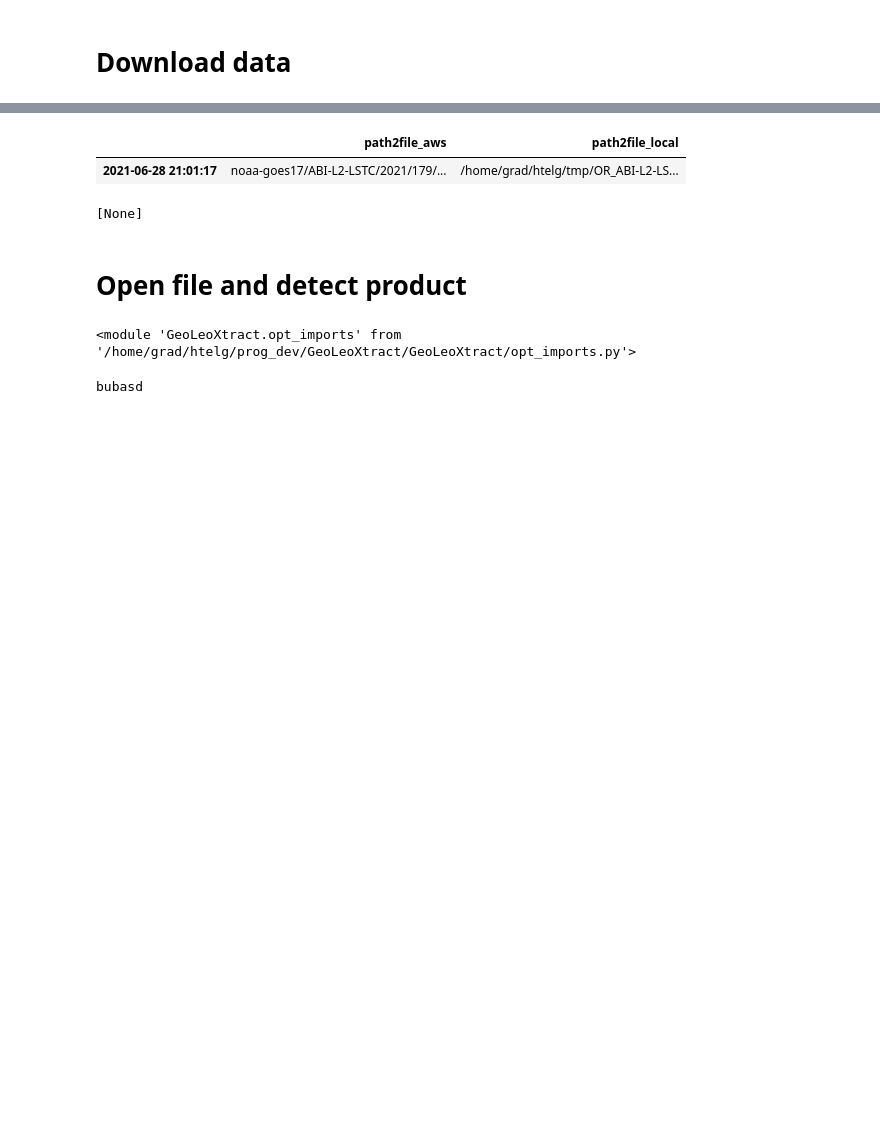
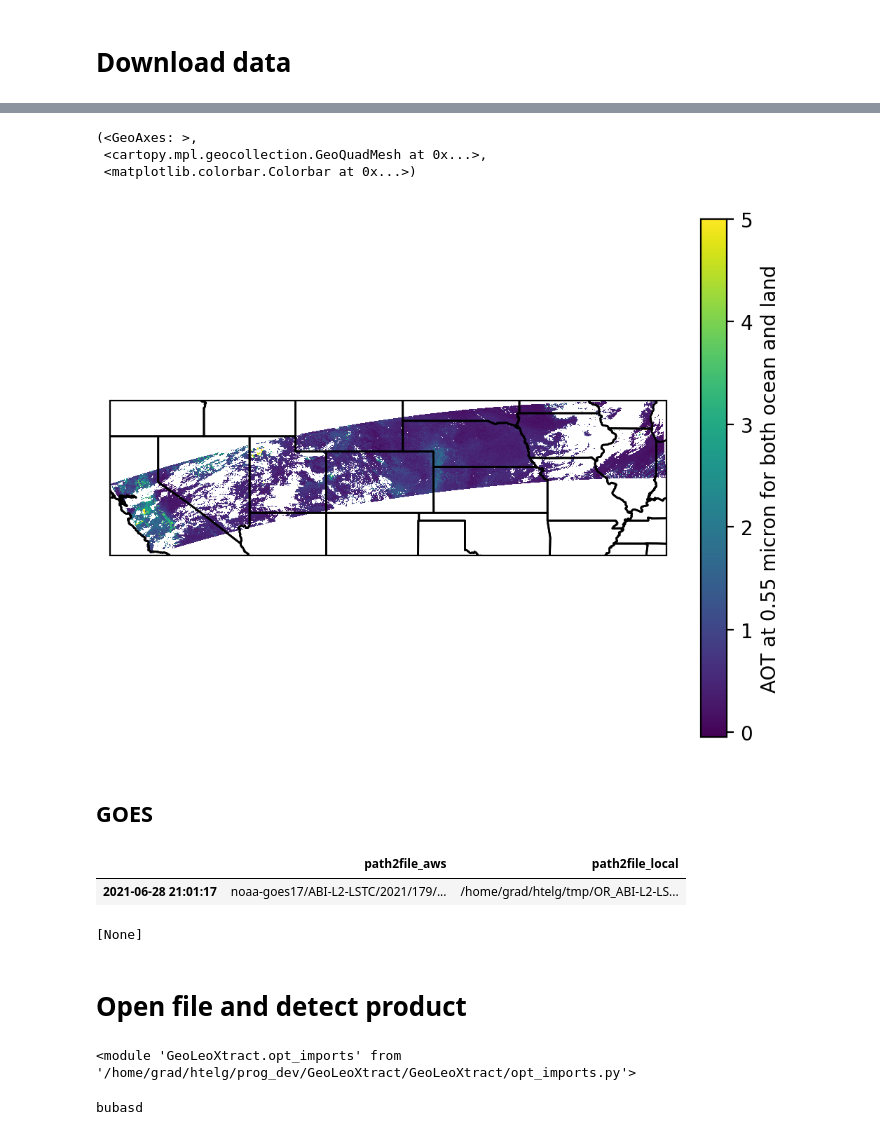
Before and after one commit to hagne/GeoLeoXtract, a Jupyter notebook: examples/example_basic.ipynb, the cells around one changed output, grey strips where cells are left out. Drawn from its saved outputs; the diff is of its cells as text; code cells hidden in the pictures; blank space fills up the shorter version.

```diff
--- a/examples/example_basic.ipynb
+++ b/examples/example_basic.ipynb
@@ -15,3 +104,12 @@ warnings.filterwarnings("ignore")
+# %%
+si.plot('AOD550', )
+# %% [output]
+(<GeoAxes: >,
+ <cartopy.mpl.geocollection.GeoQuadMesh at 0x...>,
+ <matplotlib.colorbar.Colorbar at 0x...>)
+[figure, added]
+# %% [markdown]
+## GOES
 # %%
 query = glx.cloud_interface.AwsQuery(path2folder_local='/home/grad/htelg/tmp',
                       satellite= 17, #16,
```
Also changed, not shown: parts of 17 cells of this notebook, 11 other files.
